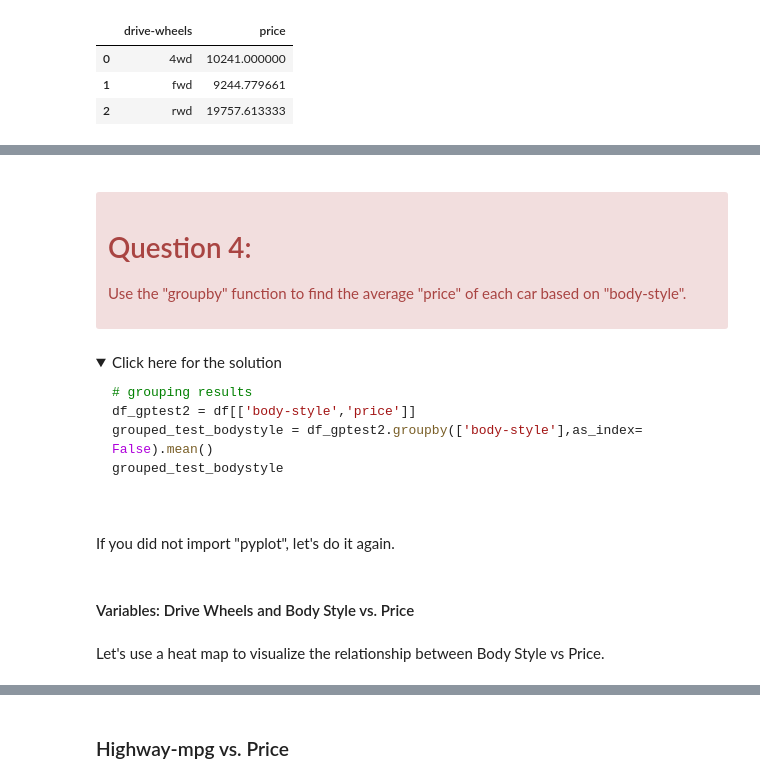
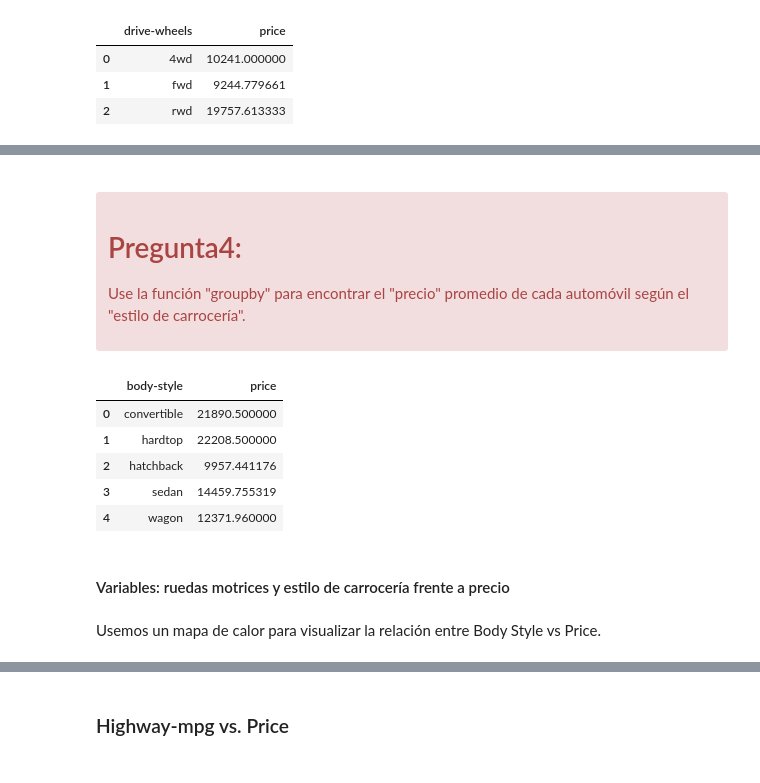
Before and after one commit to PosgradoMNA/actividades-de-aprendizaje-A01793918_HelmyMoreno, a Jupyter notebook: Módulo_3_Python_DS.ipynb, the cells around one changed output, grey strips where cells are left out. Drawn from its saved outputs; the diff is of its cells as text; code cells hidden in the pictures; folded sections open.

````diff
--- a/Módulo_3_Python_DS.ipynb
+++ b/Módulo_3_Python_DS.ipynb
@@ -409,6 +457,7 @@ grouped_pivot
 # %% [markdown]
 <div class="alert alert-danger alertdanger" style="margin-top: 20px">
-<h1>Question 4:</h1>
+<h1>Pregunta4:</h1>
 
-<p>Use the "groupby" function to find the average "price" of each car based on "body-style".</p>
+
+<p>Use la función "groupby" para encontrar el "precio" promedio de cada automóvil según el "estilo de carrocería".</p>
 </div>
@@ -418,16 +464,13 @@ grouped_pivot
-# %% [markdown]
-<details><summary>Click here for the solution</summary>
-
-```python
-# grouping results
-df_gptest2 = df[['body-style','price']]
-grouped_test_bodystyle = df_gptest2.groupby(['body-style'],as_index= False).mean()
-grouped_test_bodystyle
-
-```
-
-</details>
-# %% [markdown]
-If you did not import "pyplot", let's do it again.
+# %%
+df_gptest2 = df[['body-style','price']]
+grouped_test_bodystyle = df_gptest2.groupby(['body-style'],as_index= False).mean()
+grouped_test_bodystyle
+# %% [output]
+|  | body-style | price |
+| 0 | convertible | 21890.500000 |
+| 1 | hardtop | 22208.500000 |
+| 2 | hatchback | 9957.441176 |
+| 3 | sedan | 14459.755319 |
+| 4 | wagon | 12371.960000 |
 # %%
 import matplotlib.pyplot as plt
@@ -435,7 +477,9 @@ import matplotlib.pyplot as plt
-# %% [markdown]
-<h4>Variables: Drive Wheels and Body Style vs. Price</h4>
-# %% [markdown]
-Let's use a heat map to visualize the relationship between Body Style vs Price.
+# %% [markdown]
+
+<h4>Variables: ruedas motrices y estilo de carrocería frente a precio</h4>
+# %% [markdown]
+
+Usemos un mapa de calor para visualizar la relación entre Body Style vs Price.
 # %%
 #use the grouped results
 plt.pcolor(grouped_pivot, cmap='RdBu')
````
Also changed, not shown: parts of 110 cells of this notebook.
